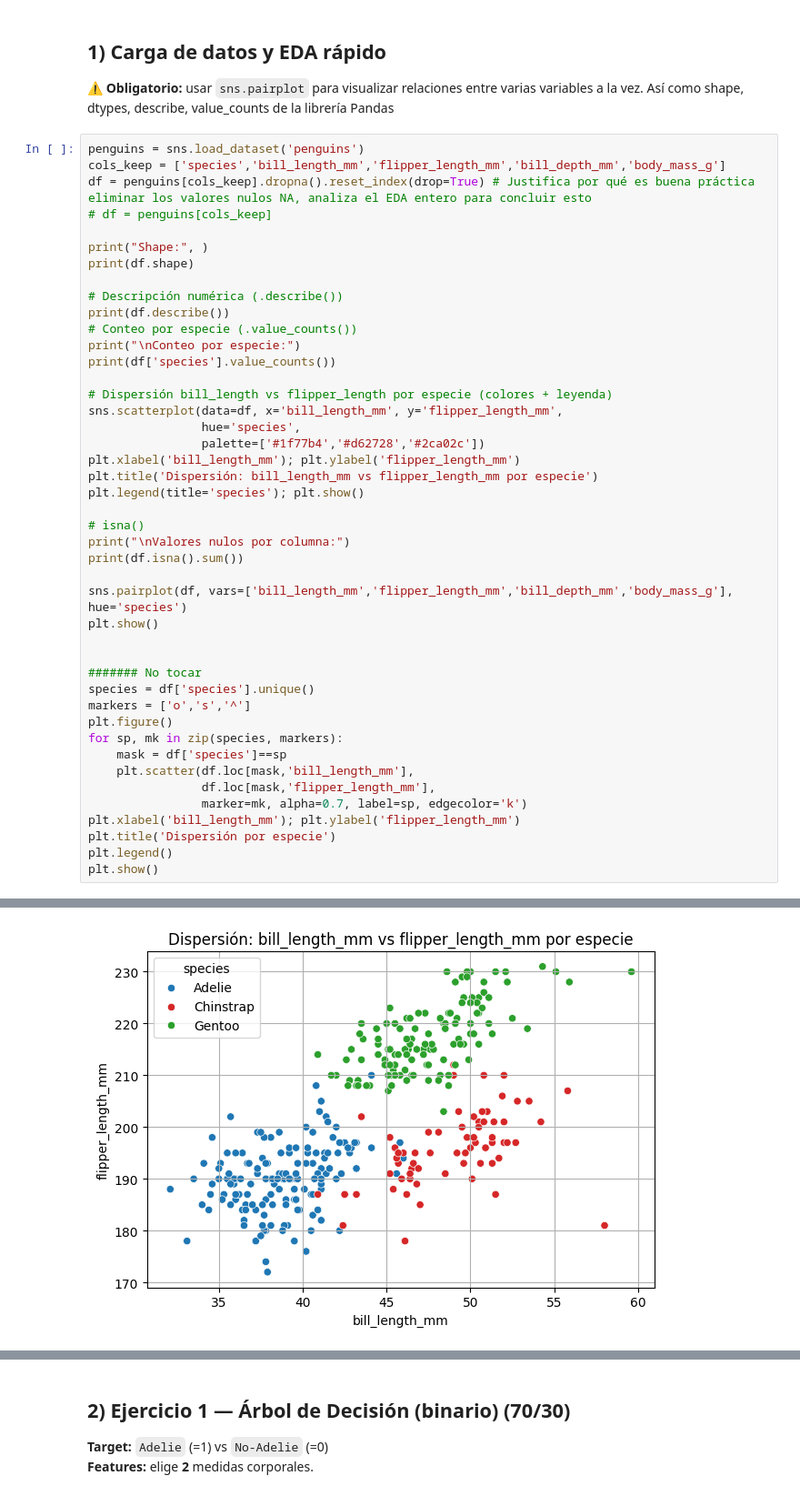
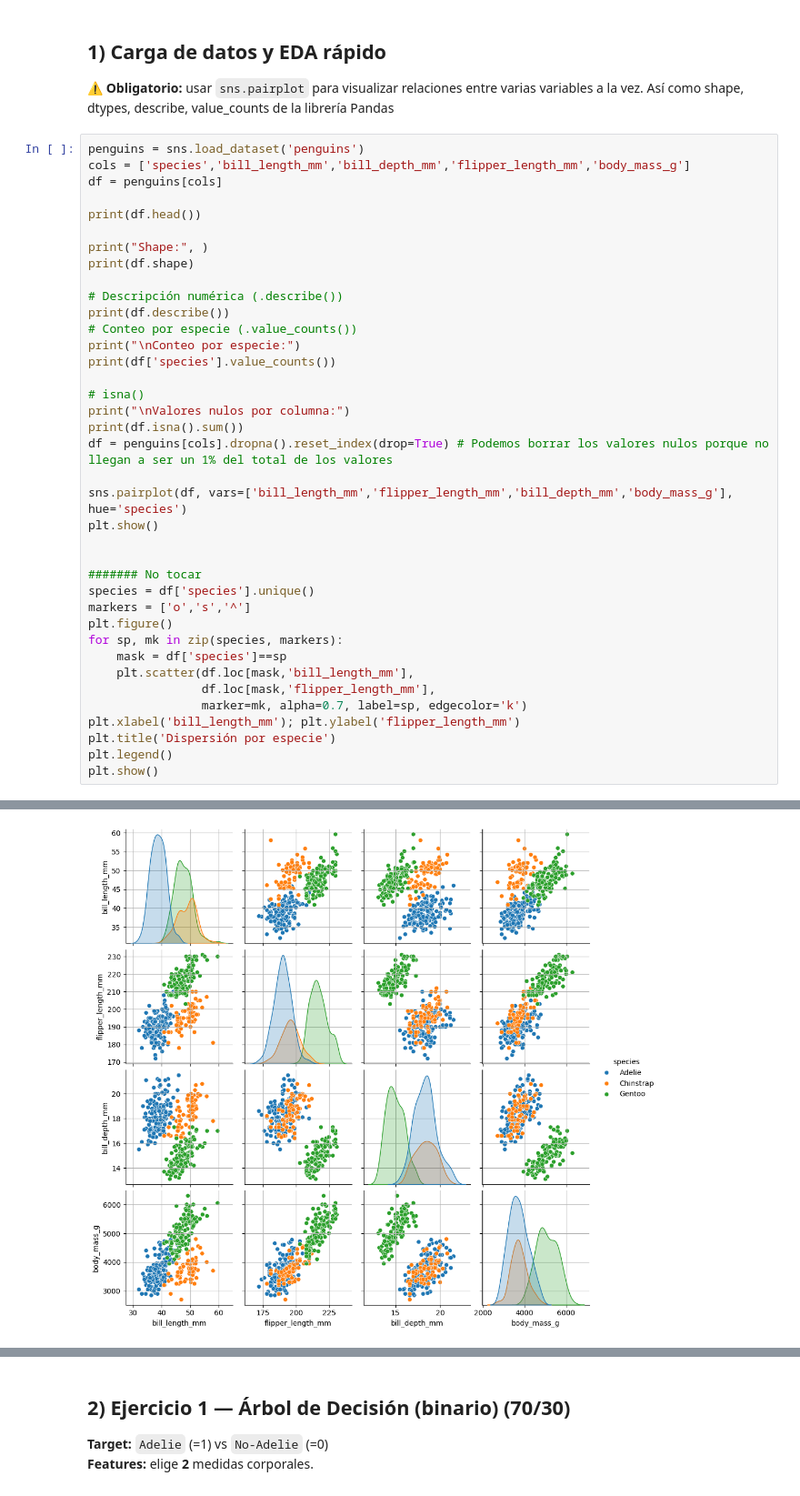
Before and after one commit to j1-dev/SAA, a Jupyter notebook: P3/penguins_tree_vs_svm.ipynb, the cells around one changed output, grey strips where cells are left out. Shown at 91% size. Cells and saved outputs as stored; diff of their text form.

```diff
--- a/P3/penguins_tree_vs_svm.ipynb
+++ b/P3/penguins_tree_vs_svm.ipynb
@@ -75,9 +75,10 @@ plt.rcParams['axes.grid'] = True
 ⚠️ **Obligatorio:** usar `sns.pairplot` para visualizar relaciones entre varias variables a la vez. Así como shape, dtypes, describe, value_counts de la librería Pandas
 # %%
 penguins = sns.load_dataset('penguins')
-cols_keep = ['species','bill_length_mm','flipper_length_mm','bill_depth_mm','body_mass_g']
-df = penguins[cols_keep].dropna().reset_index(drop=True) # Justifica por qué es buena práctica eliminar los valores nulos NA, analiza el EDA entero para concluir esto
-# df = penguins[cols_keep]
+cols = ['species','bill_length_mm','bill_depth_mm','flipper_length_mm','body_mass_g']
+df = penguins[cols]
+
+print(df.head())
 
 print("Shape:", )
 print(df.shape)
@@ -88,17 +89,10 @@ print(df.describe())
 print("\nConteo por especie:")
 print(df['species'].value_counts())
 
-# Dispersión bill_length vs flipper_length por especie (colores + leyenda)
-sns.scatterplot(data=df, x='bill_length_mm', y='flipper_length_mm',
-				hue='species',
-				palette=['#1f77b4','#d62728','#2ca02c'])
-plt.xlabel('bill_length_mm'); plt.ylabel('flipper_length_mm')
-plt.title('Dispersión: bill_length_mm vs flipper_length_mm por especie')
-plt.legend(title='species'); plt.show()
-
 # isna()
 print("\nValores nulos por columna:")
 print(df.isna().sum())
+df = penguins[cols].dropna().reset_index(drop=True) # Podemos borrar los valores nulos porque no llegan a ser un 1% del total de los valores
 
 sns.pairplot(df, vars=['bill_length_mm','flipper_length_mm','bill_depth_mm','body_mass_g'], hue='species')
 plt.show()
@@ -139 +132 @@ Name: count, dtype: int64
-[figure, old version]
+[figure, new version]
```
Also changed, not shown: parts of 16 cells of this notebook, 1 other file.
